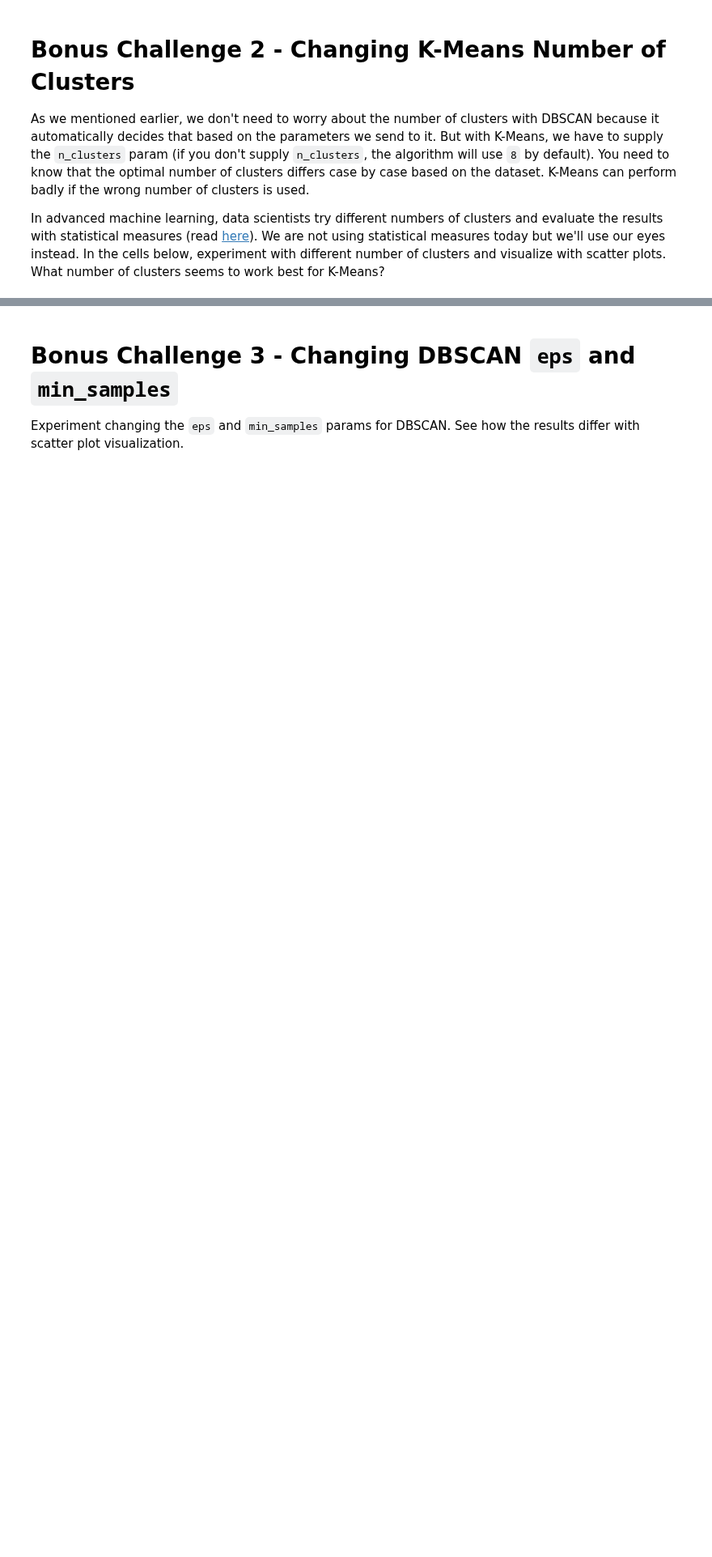
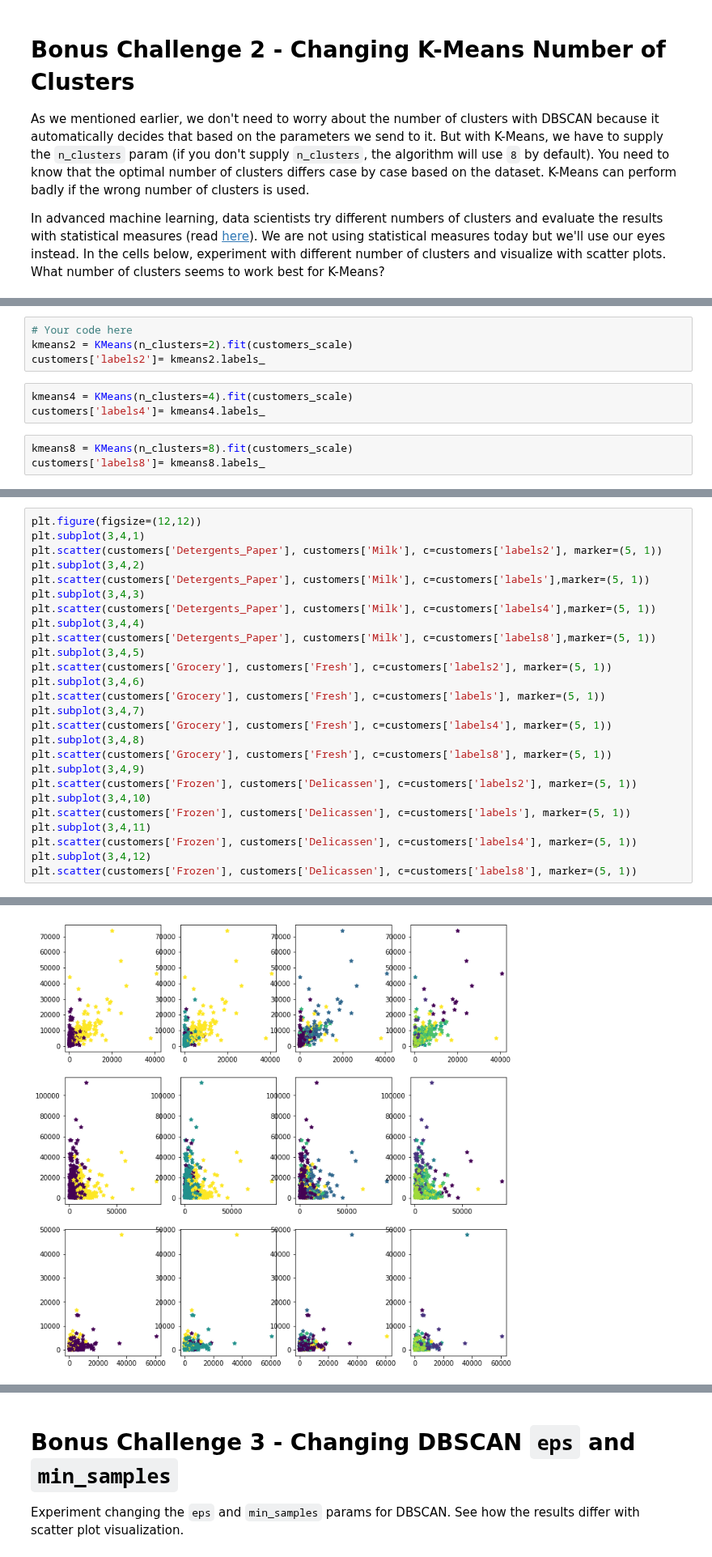
Before and after one commit to ironhack-datalabs/datamad1019, a Jupyter notebook: module-3/lab-unsupervised-learning/your-code/main.ipynb, the cells around one changed output, grey strips where cells are left out. Shown at 81% size. Cells and saved outputs as stored; diff of their text form; blank space fills up the shorter version.

```diff
--- a/module-3/lab-unsupervised-learning/your-code/main.ipynb
+++ b/module-3/lab-unsupervised-learning/your-code/main.ipynb
@@ -204,0 +350,10 @@ In advanced machine learning, data scientists try different numbers of clusters
+# %%
+# Your code here
+kmeans2 = KMeans(n_clusters=2).fit(customers_scale)
+customers['labels2']= kmeans2.labels_
+# %%
+kmeans4 = KMeans(n_clusters=4).fit(customers_scale)
+customers['labels4']= kmeans4.labels_
+# %%
+kmeans8 = KMeans(n_clusters=8).fit(customers_scale)
+customers['labels8']= kmeans8.labels_
@@ -204,0 +391,27 @@ In advanced machine learning, data scientists try different numbers of clusters
+# %%
+plt.figure(figsize=(12,12))
+plt.subplot(3,4,1)
+plt.scatter(customers['Detergents_Paper'], customers['Milk'], c=customers['labels2'], marker=(5, 1))
+plt.subplot(3,4,2)
+plt.scatter(customers['Detergents_Paper'], customers['Milk'], c=customers['labels'],marker=(5, 1))
+plt.subplot(3,4,3)
+plt.scatter(customers['Detergents_Paper'], customers['Milk'], c=customers['labels4'],marker=(5, 1))
+plt.subplot(3,4,4)
+plt.scatter(customers['Detergents_Paper'], customers['Milk'], c=customers['labels8'],marker=(5, 1))
+plt.subplot(3,4,5)
+plt.scatter(customers['Grocery'], customers['Fresh'], c=customers['labels2'], marker=(5, 1))
+plt.subplot(3,4,6)
+plt.scatter(customers['Grocery'], customers['Fresh'], c=customers['labels'], marker=(5, 1))
+plt.subplot(3,4,7)
+plt.scatter(customers['Grocery'], customers['Fresh'], c=customers['labels4'], marker=(5, 1))
+plt.subplot(3,4,8)
+plt.scatter(customers['Grocery'], customers['Fresh'], c=customers['labels8'], marker=(5, 1))
+plt.subplot(3,4,9)
+plt.scatter(customers['Frozen'], customers['Delicassen'], c=customers['labels2'], marker=(5, 1))
+plt.subplot(3,4,10)
+plt.scatter(customers['Frozen'], customers['Delicassen'], c=customers['labels'], marker=(5, 1))
+plt.subplot(3,4,11)
+plt.scatter(customers['Frozen'], customers['Delicassen'], c=customers['labels4'], marker=(5, 1))
+plt.subplot(3,4,12)
+plt.scatter(customers['Frozen'], customers['Delicassen'], c=customers['labels8'], marker=(5, 1))
+# %% [output]
@@ -204,0 +419 @@ In advanced machine learning, data scientists try different numbers of clusters
+[figure, added]
```
Also changed, not shown: parts of 43 cells of this notebook.
